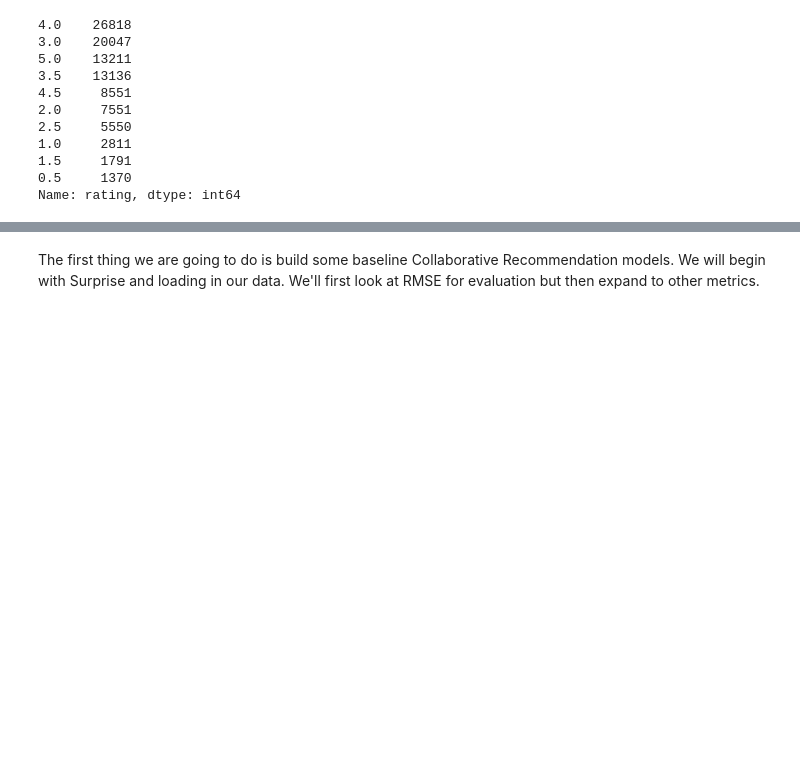
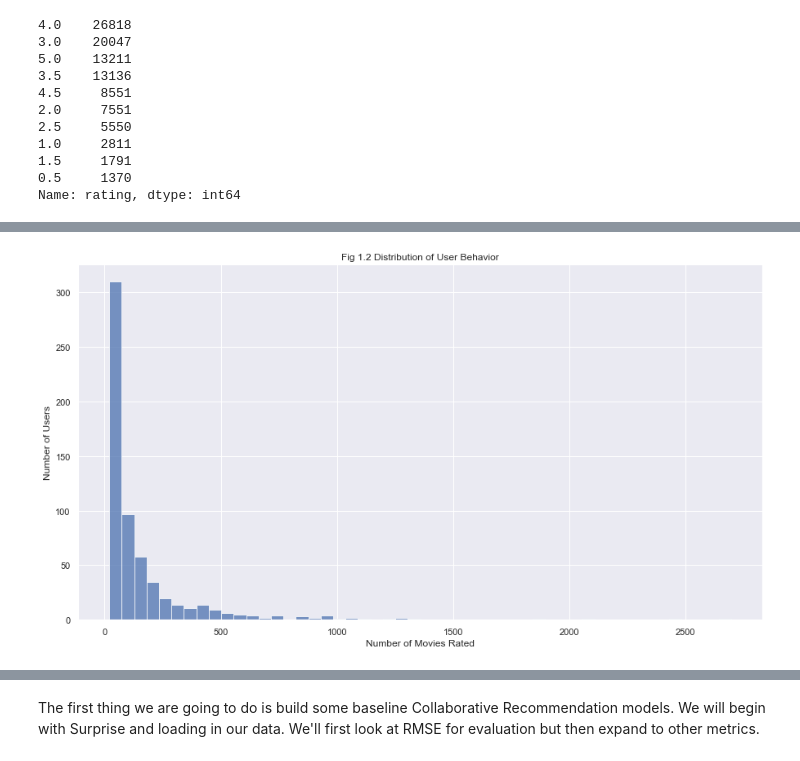
Before and after one commit to CaryMosley/Mod4ProjectRecommendation, a Jupyter notebook: RecSystem.ipynb, the cells around one changed output, grey strips where cells are left out. Cells and saved outputs as stored; diff of their text form; code cells hidden in the pictures; blank space fills up the shorter version.

```diff
--- a/RecSystem.ipynb
+++ b/RecSystem.ipynb
@@ -156,0 +276,14 @@ plt.show()
+# %%
+x = ratings_df['userId'].value_counts()
+users = x.index[:]
+counts = x.iloc[:]
+# %%
+plt.figure(figsize=(15,8))
+plt.hist(counts, 50, density=False, alpha=0.75)
+plt.xlabel('Number of Movies Rated')
+plt.ylabel('Number of Users')
+plt.title('Fig 1.2 Distribution of User Behavior')
+plt.grid(True)
+plt.show()
+# %% [output]
+[figure, added]
```
Also changed, not shown: parts of 117 cells of this notebook.
